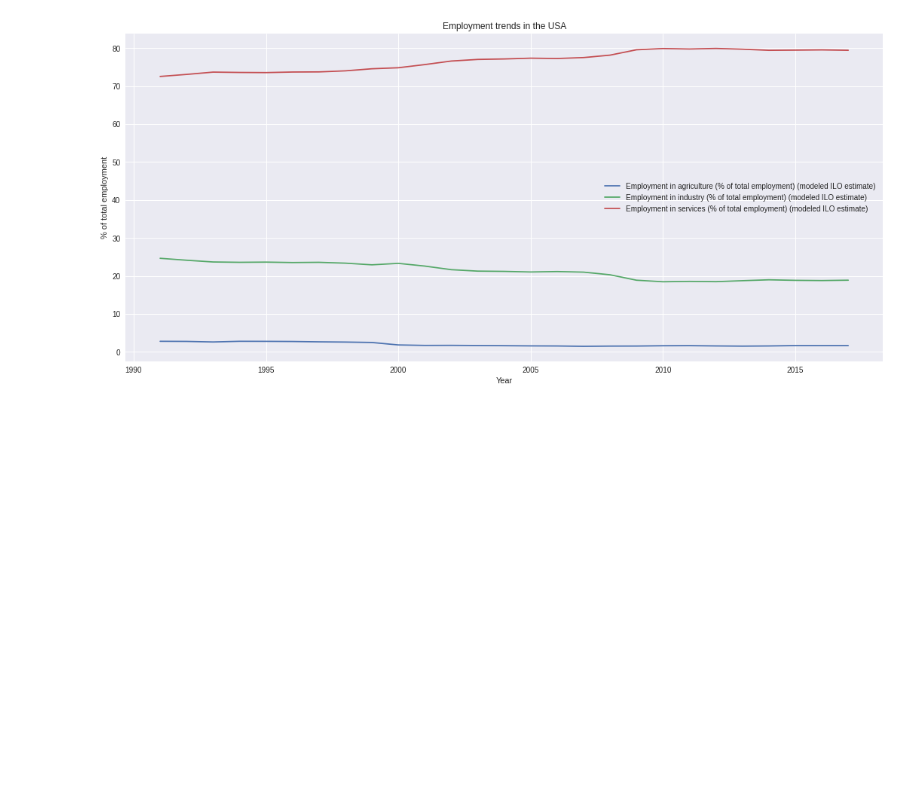
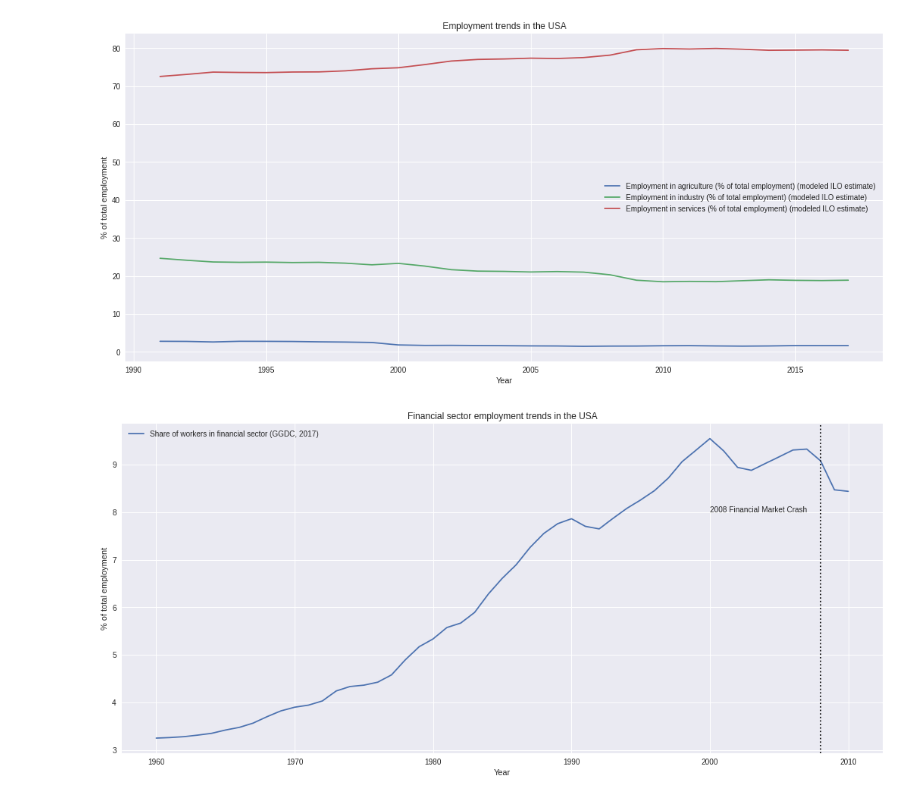
Before and after one commit to tousif-k/labor-and-employment-data, a Jupyter notebook: empl_trends.ipynb, the cells around one changed output. Cells and saved outputs as stored; diff of their text form; code cells hidden in the pictures; blank space fills up the shorter version.

Commit message:
new datasets & initial graphs

```diff
--- a/empl_trends.ipynb
+++ b/empl_trends.ipynb
@@ -50,3 +51,6 @@ Index(['Entity', 'Code', 'Year',
        'Employment in services (% of total employment) (modeled ILO estimate)',
        'Share of workers in financial sector (GGDC, 2017)'],
       dtype='object')
+# %%
+df_usa['Share of workers in financial sector (GGDC, 2017)'] = df_usa['Share of workers in financial sector (GGDC, 2017)'] * 100
+df_usa
@@ -60,3 +83,16 @@ plt.ylabel('% of total employment')
 plt.show()
 # %% [output]
 [figure]
+# %%
+df_usa.plot(kind='line', x='Year', y=['Share of workers in financial sector (GGDC, 2017)'], figsize=(18,8))
+
+plt.title('Financial sector employment trends in the USA')
+plt.xlabel('Year')
+plt.ylabel('% of total employment')
+
+plt.axvline(x=2008, color='black', linestyle='dotted')
+plt.text(x=2000, y=8, s="2008 Financial Market Crash")
+
+plt.show()
+# %% [output]
+[figure, added]
```
Also changed, not shown: parts of 4 cells of this notebook, 2 other files.
